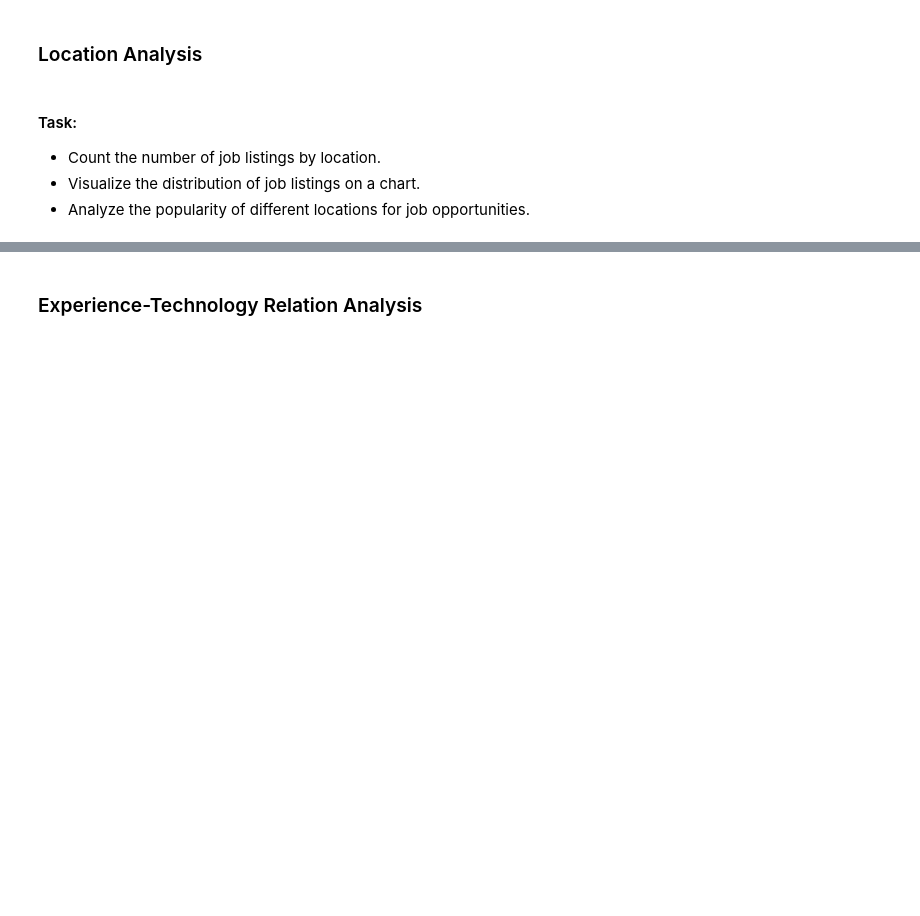
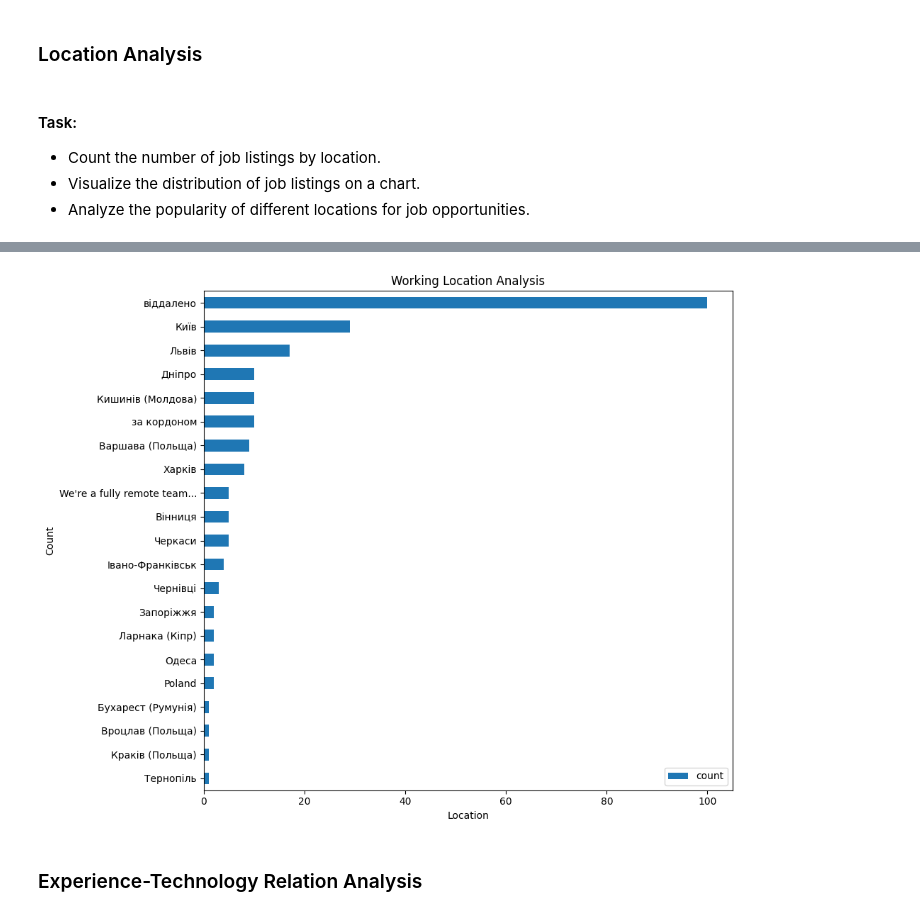
Before and after one commit to aLEKS-e3/vacancy-scrape-analysis, a Jupyter notebook: analysis/vacancy_analysis.ipynb, the cells around one changed output, grey strips where cells are left out. Saved outputs shown, nothing was run; the diff lists cells and outputs as text; code cells hidden in the pictures; blank space fills up the shorter version.

```diff
--- a/analysis/vacancy_analysis.ipynb
+++ b/analysis/vacancy_analysis.ipynb
@@ -92,5 +130,14 @@ location_counts.head()
 # %%
-create_bar_chart(location_counts, "Location", "Count", "Working Location Analysis")
+create_bar_chart(
+    location_counts,
+    "Location",
+    "Count",
+    "Working Location Analysis",
+    save=True,
+    filename="location"
+)
+# %% [output]
+[figure, added]
 # %% [markdown]
 ### Experience-Technology Relation Analysis
 # %%
```
Also changed, not shown: parts of 9 cells of this notebook.
